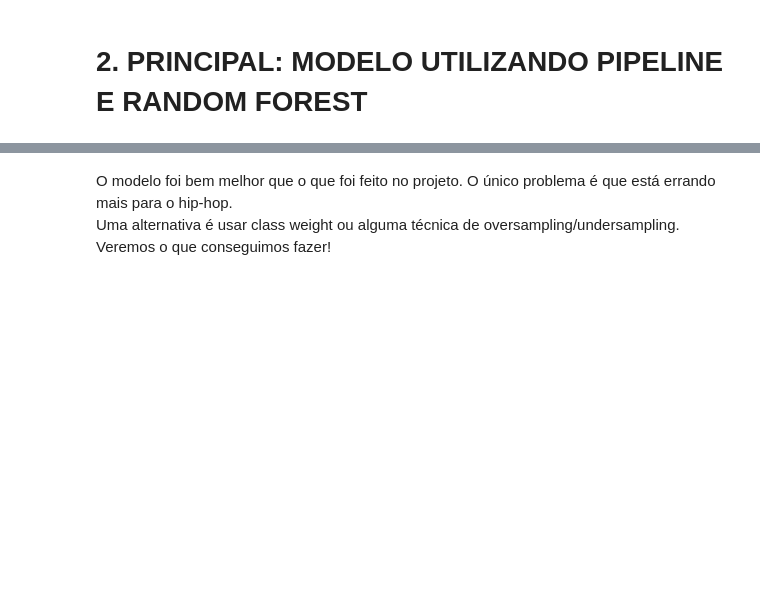
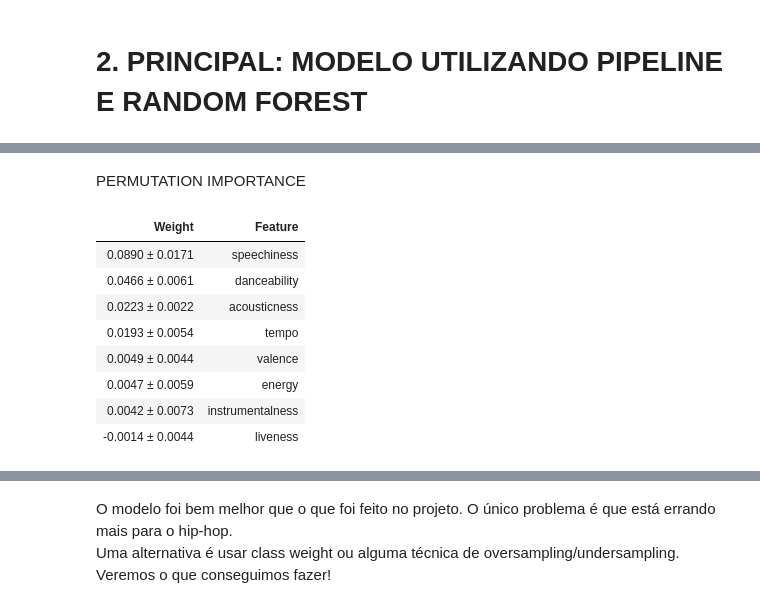
Before and after one commit to yukioandre/courses, a Jupyter notebook: datacamp/project-classify-song-genres-from-Audio-Data/scripts/improved_notebook.ipynb, the cells around one changed output, grey strips where cells are left out. Drawn from its saved outputs; the diff is of its cells as text; code cells hidden in the pictures; blank space fills up the shorter version.

```diff
--- a/datacamp/project-classify-song-genres-from-Audio-Data/scripts/improved_notebook.ipynb
+++ b/datacamp/project-classify-song-genres-from-Audio-Data/scripts/improved_notebook.ipynb
@@ -169,0 +217,18 @@ Random Forest:  0.9226428924685601
+# %% [markdown]
+PERMUTATION IMPORTANCE
+# %%
+import eli5
+from eli5.sklearn import PermutationImportance
+
+perm = PermutationImportance(rf, random_state=1).fit(X_test, y_test)
+eli5.show_weights(perm, feature_names=X_test.columns.tolist())
+# %% [output]
+| Weight | Feature |
+| 0.0890 ± 0.0171 | speechiness |
+| 0.0466 ± 0.0061 | danceability |
+| 0.0223 ± 0.0022 | acousticness |
+| 0.0193 ± 0.0054 | tempo |
+| 0.0049 ± 0.0044 | valence |
+| 0.0047 ± 0.0059 | energy |
+| 0.0042 ± 0.0073 | instrumentalness |
+| -0.0014 ± 0.0044 | liveness |
```
Also changed, not shown: parts of 26 cells of this notebook.
